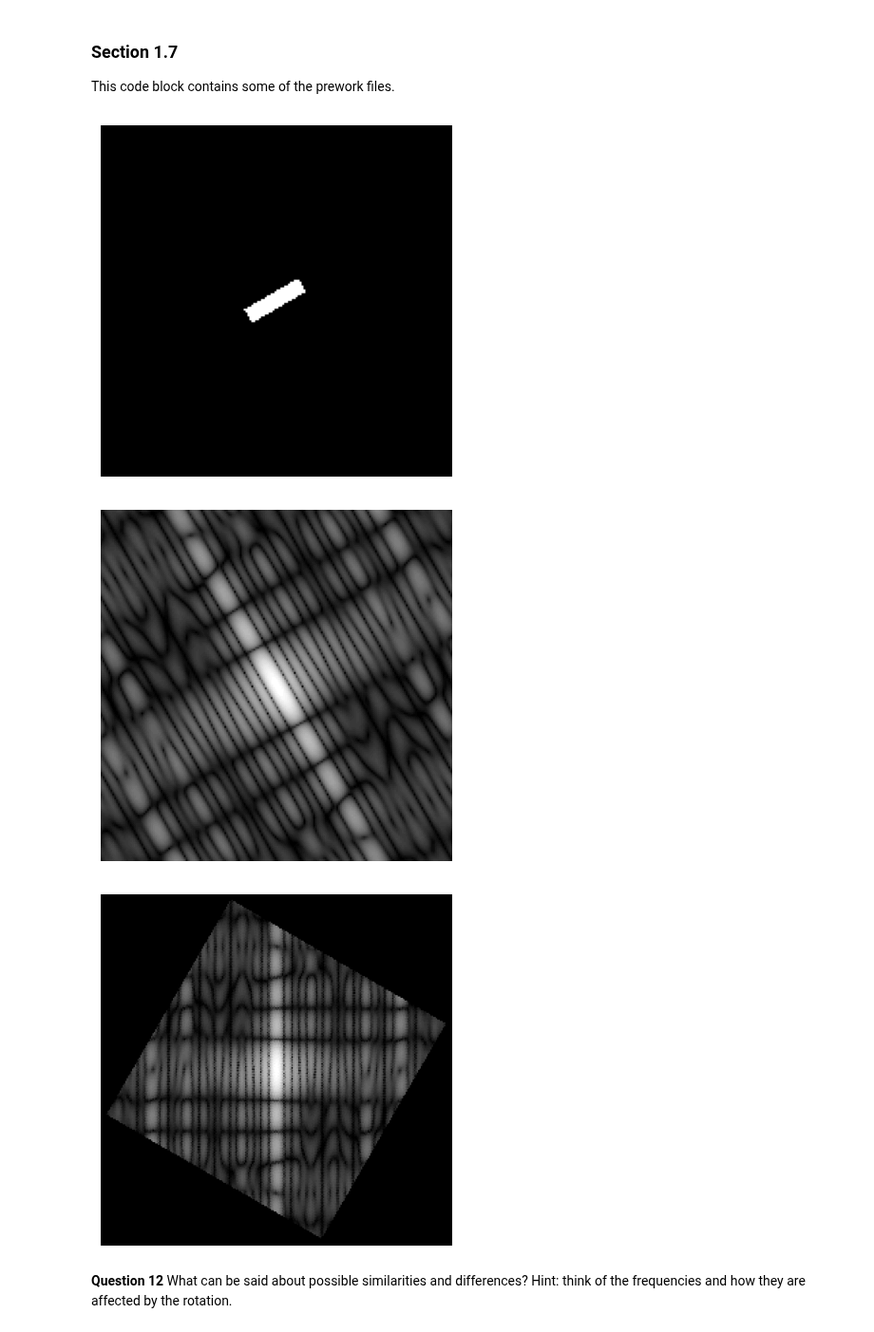
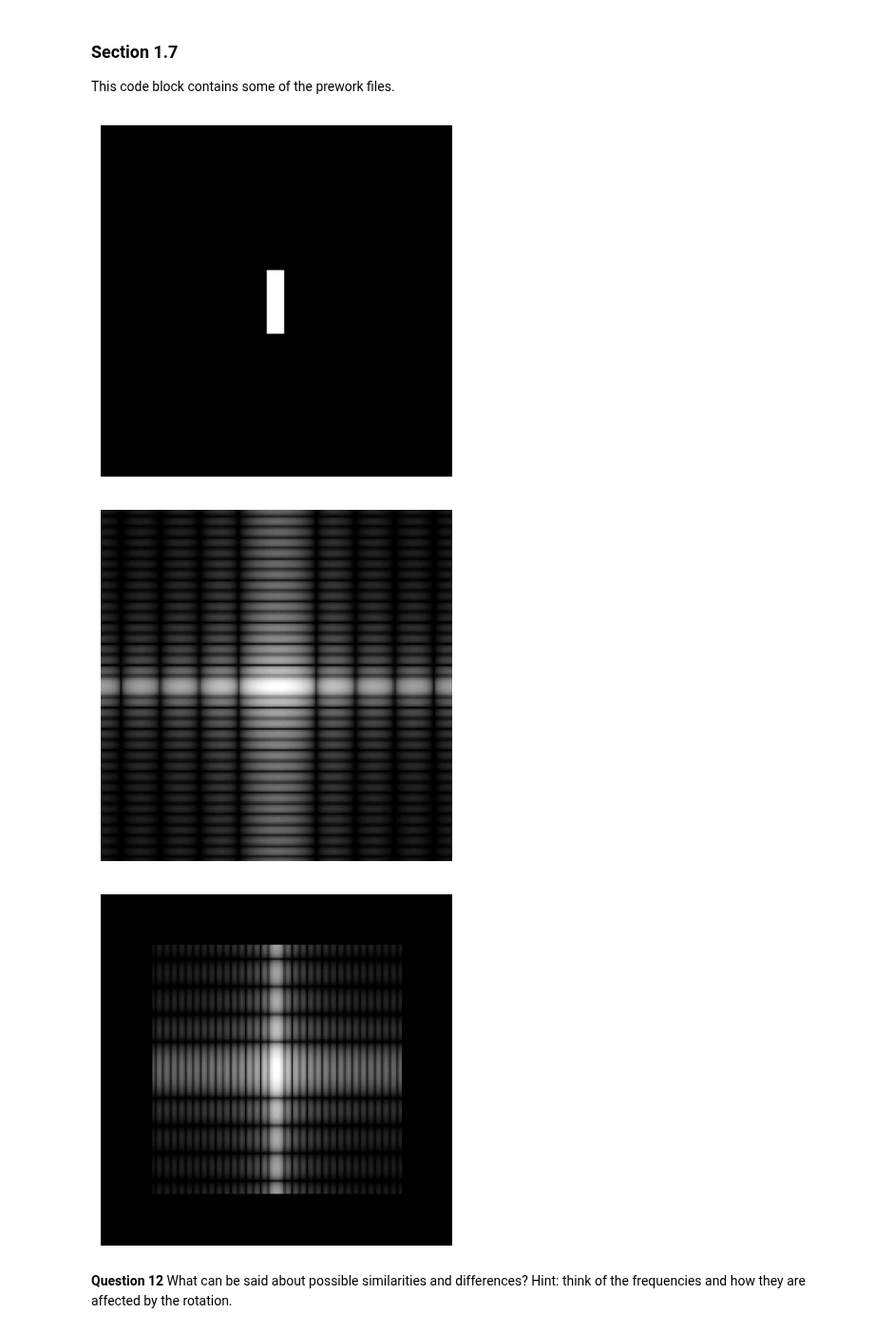
Before and after one commit to RakinAli/Computer-Vision-course, a Jupyter notebook: Labs/Lab 1/Karen/karen.ipynb, the cells around one changed output. Shown at 95% size. Saved outputs shown, nothing was run; the diff lists cells and outputs as text; code cells hidden in the pictures.

```diff
--- a/Labs/Lab 1/Karen/karen.ipynb
+++ b/Labs/Lab 1/Karen/karen.ipynb
@@ -263,18 +264,18 @@ The image, in spatial domain, has been shrunk in the y-axis and expanded in the
 
 This code block contains some of the prework files.
 # %%
-alpha = 30
+alpha = 90
 G = rot(F, alpha )
 showgrey(G)
 Ghat = fft2(G)
 showfs(Ghat)
 
 Hhat = rot(fftshift(Ghat), -alpha )
 showgrey(np.log(1 + abs(Hhat)))
 # %% [output]
-[figure, old version]
+[figure, new version]
-[figure, old version]
+[figure, new version]
-[figure, old version]
+[figure, new version]
 # %% [markdown]
 **Question 12** What can be said about possible similarities and differences? Hint: think of the
 frequencies and how they are affected by the rotation.
```
Also changed, not shown: parts of 10 cells of this notebook, 57 other files.
